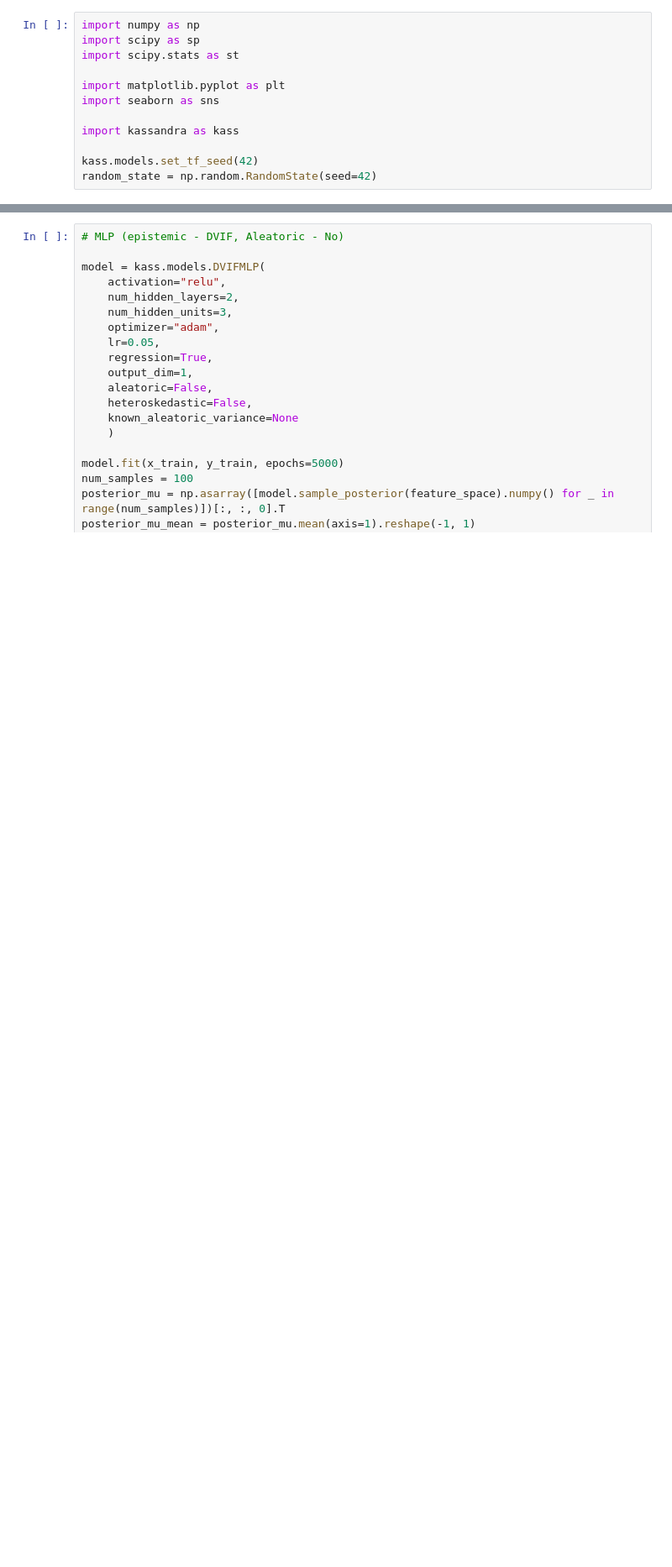
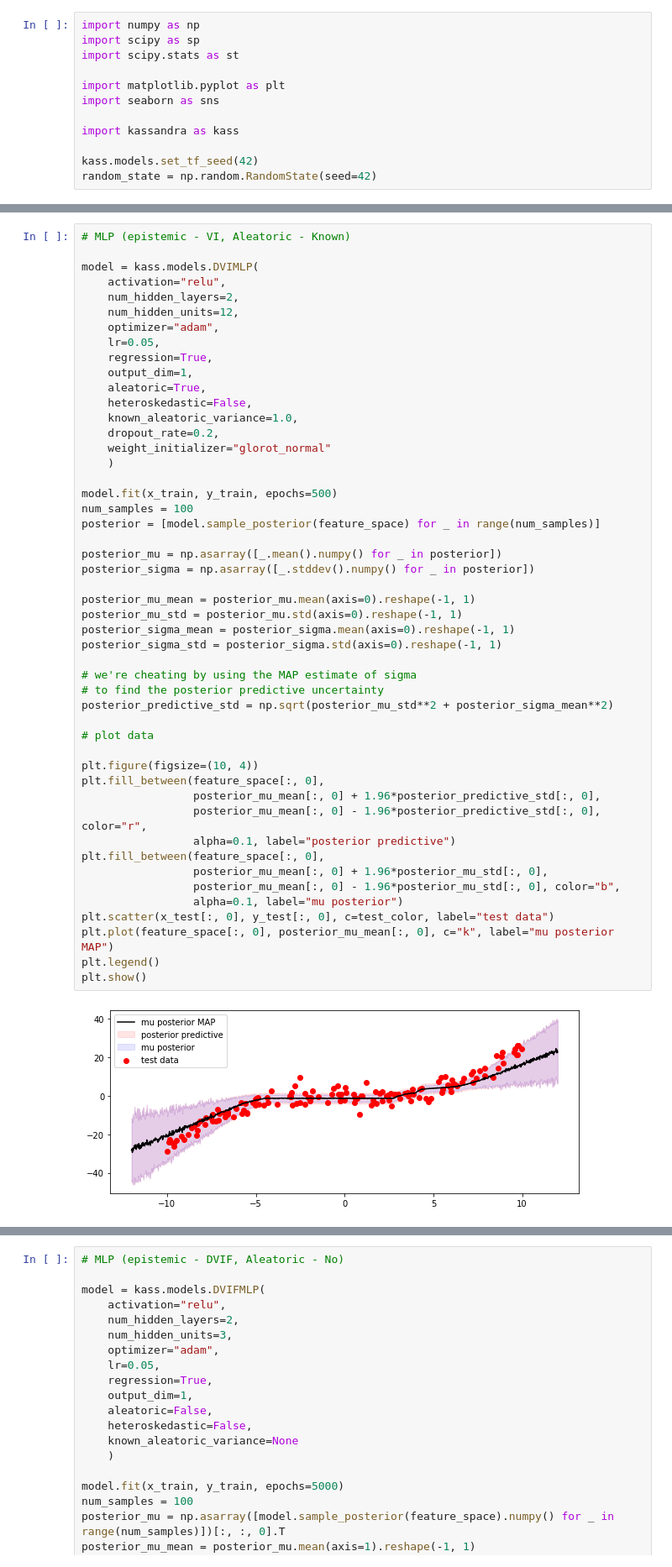
Before and after one commit to James-Montgomery/kassandra, a Jupyter notebook: notebooks/regression_quickstart.ipynb, the cells around one changed output, grey strips where cells are left out. Shown at 84% size. Drawn from its saved outputs; the diff is of its cells as text; blank space fills up the shorter version.

```diff
--- a/notebooks/regression_quickstart.ipynb
+++ b/notebooks/regression_quickstart.ipynb
@@ -307,0 +333,51 @@ plt.show()
+# %%
+# MLP (epistemic - VI, Aleatoric - Known)
+
+model = kass.models.DVIMLP(
+    activation="relu",
+    num_hidden_layers=2,
+    num_hidden_units=12,
+    optimizer="adam",
+    lr=0.05,
+    regression=True,
+    output_dim=1,
+    aleatoric=True,
+    heteroskedastic=False,
+    known_aleatoric_variance=1.0,
+    dropout_rate=0.2,
+    weight_initializer="glorot_normal"
+    )
+
+model.fit(x_train, y_train, epochs=500)
+num_samples = 100
+posterior = [model.sample_posterior(feature_space) for _ in range(num_samples)]
+
+posterior_mu = np.asarray([_.mean().numpy() for _ in posterior])
+posterior_sigma = np.asarray([_.stddev().numpy() for _ in posterior])
+
+posterior_mu_mean = posterior_mu.mean(axis=0).reshape(-1, 1)
+posterior_mu_std = posterior_mu.std(axis=0).reshape(-1, 1)
+posterior_sigma_mean = posterior_sigma.mean(axis=0).reshape(-1, 1)
+posterior_sigma_std = posterior_sigma.std(axis=0).reshape(-1, 1)
+
+# we're cheating by using the MAP estimate of sigma
+# to find the posterior predictive uncertainty
+posterior_predictive_std = np.sqrt(posterior_mu_std**2 + posterior_sigma_mean**2)
+
+# plot data
+
+plt.figure(figsize=(10, 4))
+plt.fill_between(feature_space[:, 0],
+                 posterior_mu_mean[:, 0] + 1.96*posterior_predictive_std[:, 0],
+                 posterior_mu_mean[:, 0] - 1.96*posterior_predictive_std[:, 0], color="r",
+                 alpha=0.1, label="posterior predictive")
+plt.fill_between(feature_space[:, 0],
+                 posterior_mu_mean[:, 0] + 1.96*posterior_mu_std[:, 0],
+                 posterior_mu_mean[:, 0] - 1.96*posterior_mu_std[:, 0], color="b",
+                 alpha=0.1, label="mu posterior")
+plt.scatter(x_test[:, 0], y_test[:, 0], c=test_color, label="test data")
+plt.plot(feature_space[:, 0], posterior_mu_mean[:, 0], c="k", label="mu posterior MAP")
+plt.legend()
+plt.show()
+# %% [output]
+[figure, added]
```
Also changed, not shown: parts of 9 cells of this notebook, 8 other files.
